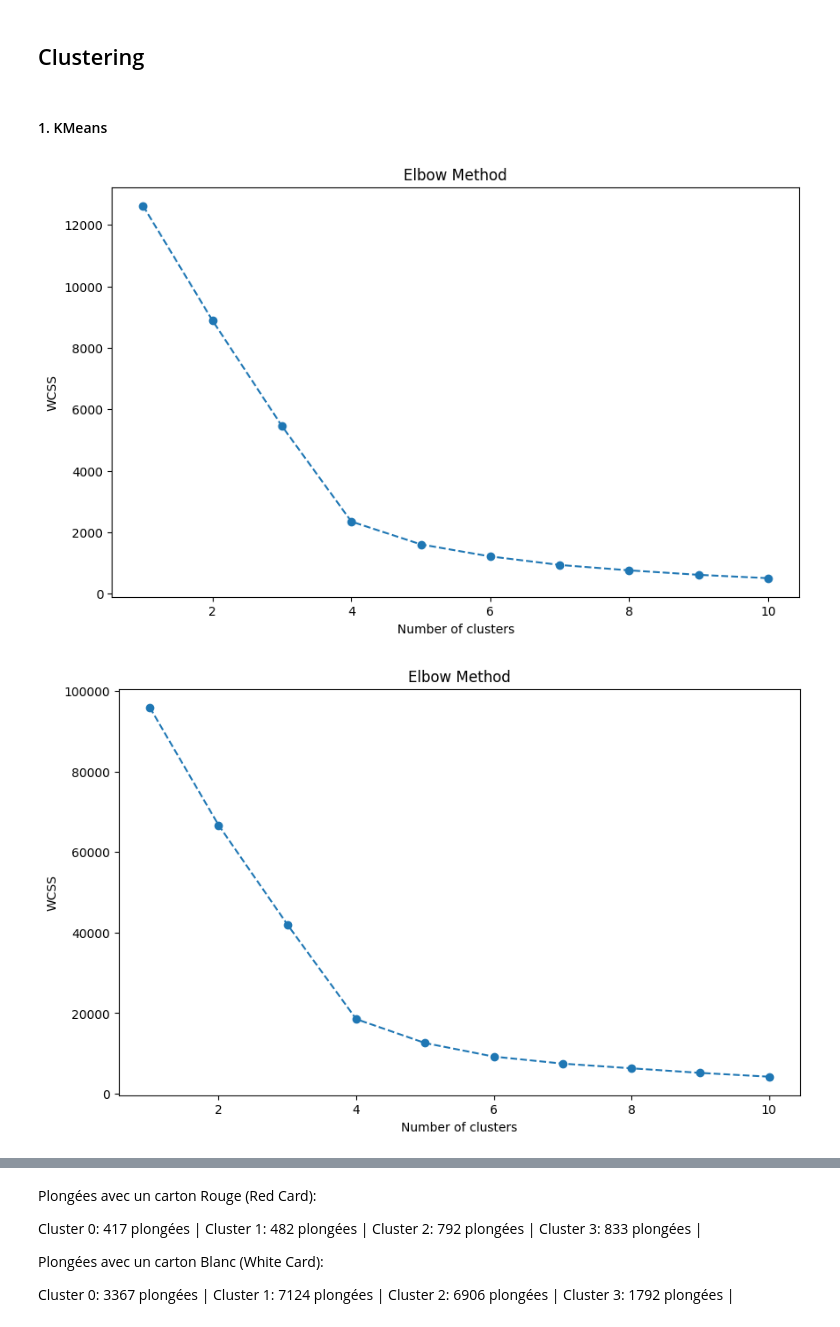
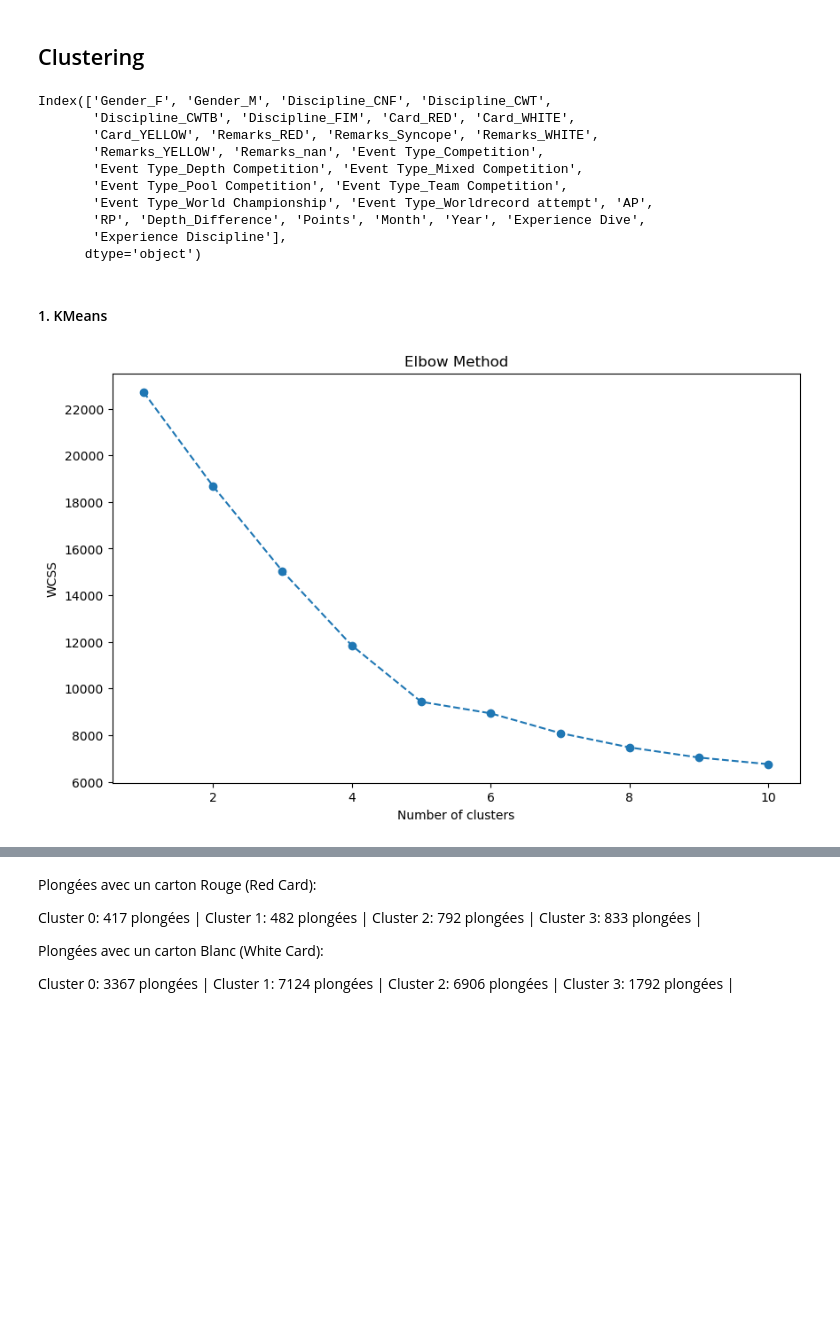
Before and after one commit to ai-mohammed/Projet-Machine-Learning-apn-e, a Jupyter notebook: src/Machine_learning.ipynb, the cells around one changed output, grey strips where cells are left out. Cells and saved outputs as stored; diff of their text form; code cells hidden in the pictures; blank space fills up the shorter version.

```diff
--- a/src/Machine_learning.ipynb
+++ b/src/Machine_learning.ipynb
@@ -127,3 +128,16 @@ The discipline features show strong negative correlations with each other, espec
 There's a moderately negative correlation between Card_WHITE and both Experience_Dive and Experience_Discipline (-0.52 and -0.50, respectively). This could indicate that more experienced individuals are less likely to have a "white" card, which might represent that experienced divers tends to overestimate their skills, and got a yellow card because of that (with RP < AP).
 # %% [markdown]
 ## Clustering
+# %%
+df.columns
+# %% [output]
+Index(['Gender_F', 'Gender_M', 'Discipline_CNF', 'Discipline_CWT',
+       'Discipline_CWTB', 'Discipline_FIM', 'Card_RED', 'Card_WHITE',
+       'Card_YELLOW', 'Remarks_RED', 'Remarks_Syncope', 'Remarks_WHITE',
+       'Remarks_YELLOW', 'Remarks_nan', 'Event Type_Competition',
+       'Event Type_Depth Competition', 'Event Type_Mixed Competition',
+       'Event Type_Pool Competition', 'Event Type_Team Competition',
+       'Event Type_World Championship', 'Event Type_Worldrecord attempt', 'AP',
+       'RP', 'Depth_Difference', 'Points', 'Month', 'Year', 'Experience Dive',
+       'Experience Discipline'],
+      dtype='object')
@@ -139,7 +165,7 @@ def kmeans_clustering_and_elbow_plot(data, features):
     # Calculating WCSS (Within-Cluster Sum of Square)
     wcss = []
     for i in range(1, 11):
-        kmeans = KMeans(n_clusters=i, init='k-means++', random_state=42)
+        kmeans = KMeans(n_clusters=i, init='k-means++', n_init='auto', random_state=42)
         kmeans.fit(scaled_data)
         wcss.append(kmeans.inertia_)
 
@@ -152,21 +178,8 @@ def kmeans_clustering_and_elbow_plot(data, features):
     plt.show()
 
     return wcss
-
-# Selecting the features for clustering
-features_for_clustering = [
-    'onehotencoder__Discipline_CNF', 'onehotencoder__Discipline_CWT',
-    'onehotencoder__Discipline_CWTB', 'onehotencoder__Discipline_FIM',
-    'remainder__AP'
-]
-
-# Clustering for dives with RED card
-red_card_data = df[df['onehotencoder__Card_RED'] == 1]
-wcss_red = kmeans_clustering_and_elbow_plot(red_card_data, features_for_clustering)
-
-# Clustering for dives with WHITE card
-white_card_data = df[df['onehotencoder__Card_WHITE'] == 1]
-wcss_white = kmeans_clustering_and_elbow_plot(white_card_data, features_for_clustering)
-# %% [output]
-[figure, removed]
-[figure, removed]
+# %%
+# Clustering for dives with RED card
+wcss_red = kmeans_clustering_and_elbow_plot(df[df['Card_RED'] == 1], selected_features)
+# %% [output]
+[figure, added]
```
Also changed, not shown: parts of 19 cells of this notebook.
